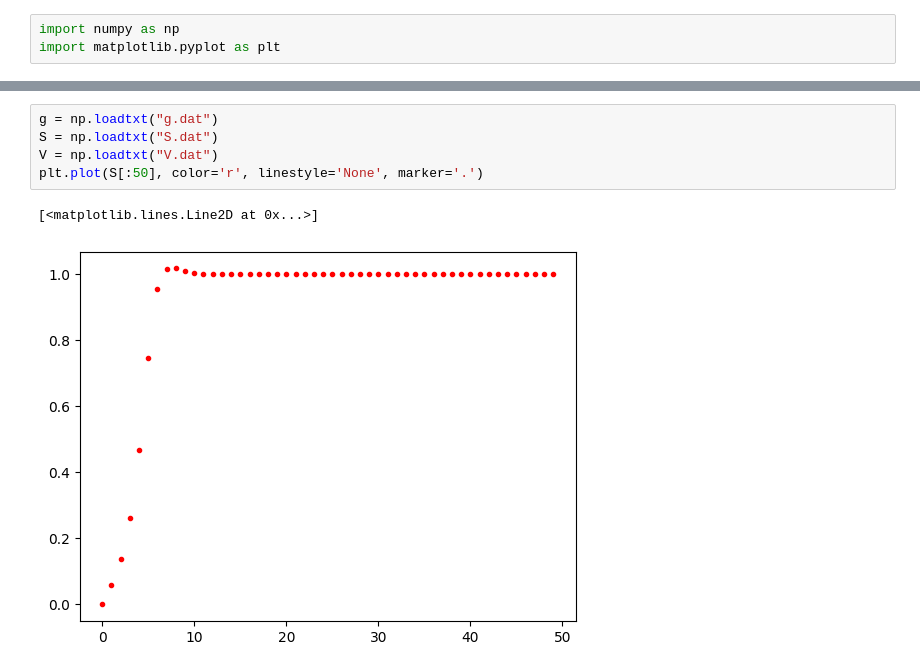
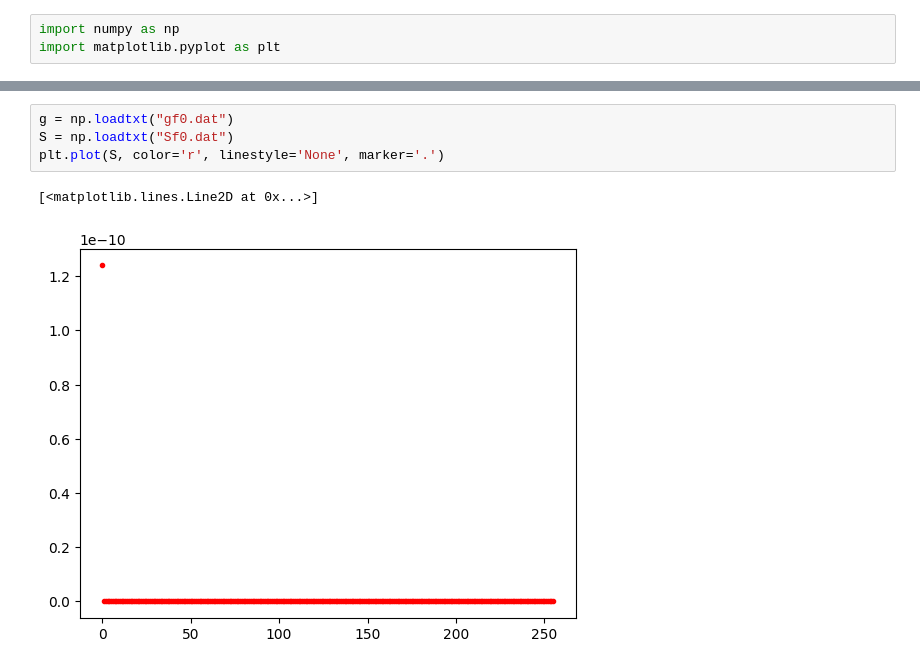
Before and after one commit to Danielslimaa/HNC-cartesian, a Jupyter notebook: main.ipynb, the cells around one changed output, grey strips where cells are left out. Drawn from its saved outputs; the diff is of its cells as text.

```diff
--- a/main.ipynb
+++ b/main.ipynb
@@ -467,8 +460,7 @@ len(S)
 # %%
-g = np.loadtxt("g.dat")
-S = np.loadtxt("S.dat")
-V = np.loadtxt("V.dat")
-plt.plot(S[:50], color='r', linestyle='None', marker='.')
+g = np.loadtxt("gf0.dat")
+S = np.loadtxt("Sf0.dat")
+plt.plot(S, color='r', linestyle='None', marker='.')
 # %% [output]
 [<matplotlib.lines.Line2D at 0x...>]
-[figure, old version]
+[figure, new version]
```
Also changed, not shown: parts of 10 cells of this notebook, 2 other files.
